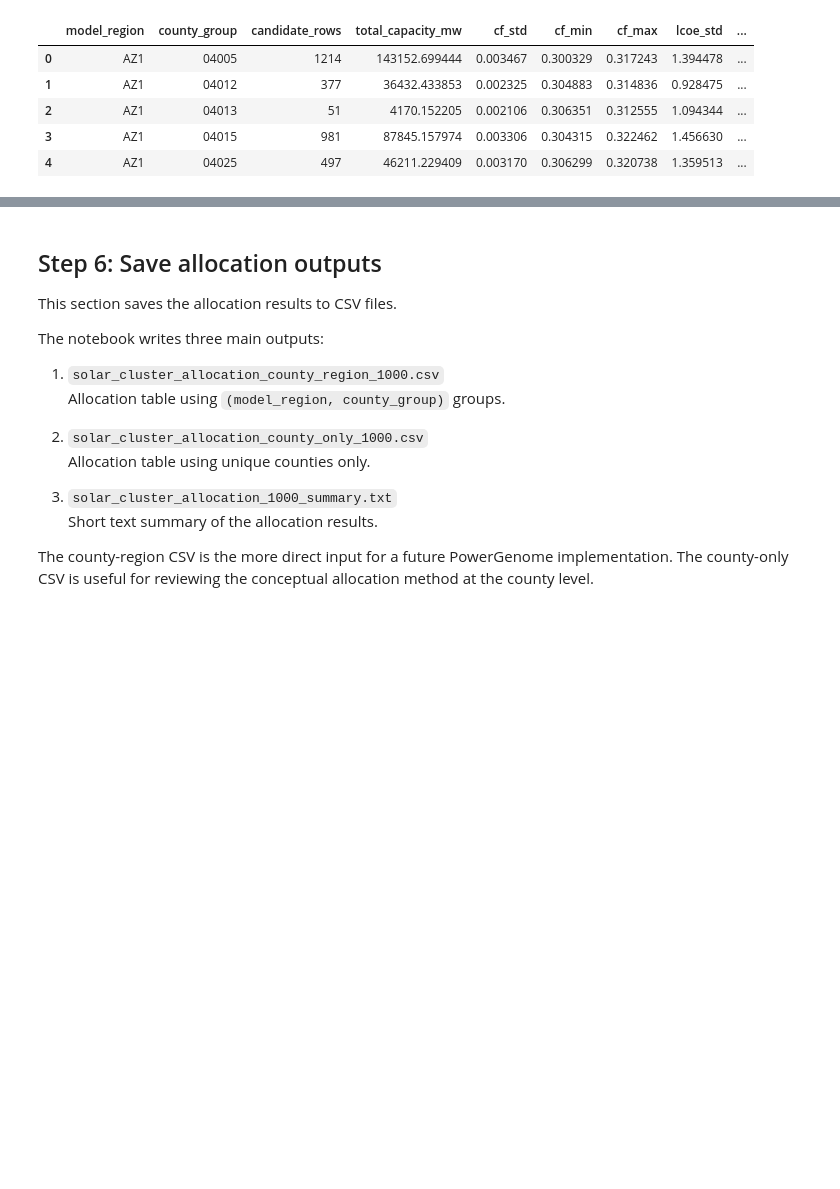
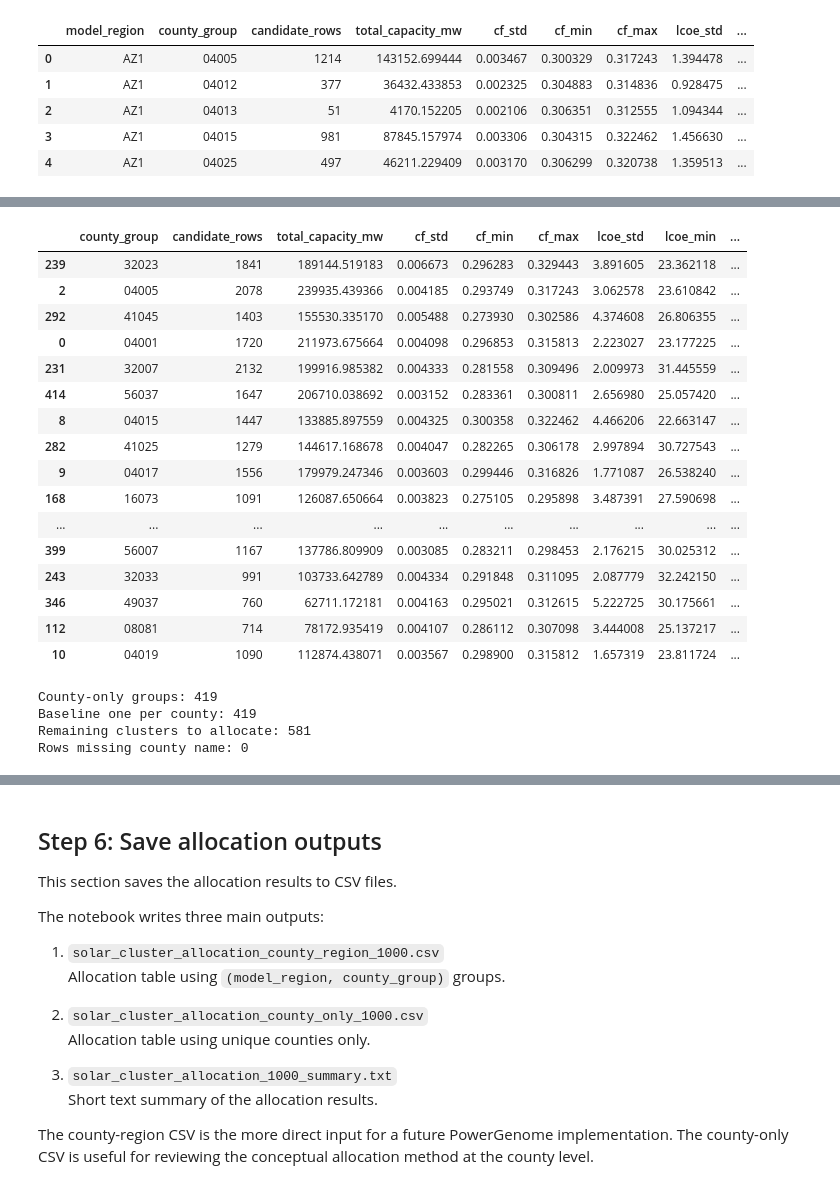
Before and after one commit to laurenthanhvo/solar-county-analysis, a Jupyter notebook: notebooks/allocate_1000_solar_clusters.ipynb, the cells around one changed output, grey strips where cells are left out. Saved outputs shown, nothing was run; the diff lists cells and outputs as text; code cells hidden in the pictures; blank space fills up the shorter version.

```diff
--- a/notebooks/allocate_1000_solar_clusters.ipynb
+++ b/notebooks/allocate_1000_solar_clusters.ipynb
@@ -890,0 +893,80 @@ Rows missing county name: 0
+# %%
+# County-only version of the composite allocation.
+# 419 counties get 1 baseline cluster each, then the remaining clusters are distributed
+# using composite CF/LCOE variability weighted by total county capacity_mw.
+
+TOTAL_POOL = 1000
+W_CF = 0.5
+W_LCOE = 0.5
+
+county_composite_stats = (
+    wecc.groupby([county_col])
+    .agg(
+        candidate_rows=(lcoe_col, "size"),
+        total_capacity_mw=(cap_col, "sum"),
+        cf_std=(cf_col, "std"),
+        cf_min=(cf_col, "min"),
+        cf_max=(cf_col, "max"),
+        lcoe_std=(lcoe_col, "std"),
+        lcoe_min=(lcoe_col, "min"),
+        lcoe_max=(lcoe_col, "max"),
+    )
+    .reset_index()
+)
+
+county_composite_stats["cf_std"] = county_composite_stats["cf_std"].fillna(0)
+county_composite_stats["lcoe_std"] = county_composite_stats["lcoe_std"].fillna(0)
+
+county_composite_stats["cf_std_norm"] = minmax_norm(county_composite_stats["cf_std"])
+county_composite_stats["lcoe_std_norm"] = minmax_norm(county_composite_stats["lcoe_std"])
+
+county_composite_stats["composite_variability_score"] = (
+    W_CF * county_composite_stats["cf_std_norm"]
+    + W_LCOE * county_composite_stats["lcoe_std_norm"]
+)
+
+county_composite_stats["capacity_weighted_score"] = (
+    county_composite_stats["composite_variability_score"]
+    * county_composite_stats["total_capacity_mw"]
+)
+
+# Add county names
+county_composite_stats = county_composite_stats.merge(
+    county_lookup,
+    left_on=county_col,
+    right_on="county_group",
+    how="left",
+)
+
+display(
+    county_composite_stats
+    .sort_values("capacity_weighted_score", ascending=False)
+    .head(20)
+)
+
+print("County-only groups:", len(county_composite_stats))
+print("Baseline one per county:", len(county_composite_stats))
+print("Remaining clusters to allocate:", TOTAL_POOL - len(county_composite_stats))
+print("Rows missing county name:", county_composite_stats["county_name_full"].isna().sum())
+# %% [output]
+|  | county_group | candidate_rows | total_capacity_mw | cf_std | cf_min | cf_max | lcoe_std | lcoe_min | ... |
+| 239 | 32023 | 1841 | 189144.519183 | 0.006673 | 0.296283 | 0.329443 | 3.891605 | 23.362118 | ... |
+| 2 | 04005 | 2078 | 239935.439366 | 0.004185 | 0.293749 | 0.317243 | 3.062578 | 23.610842 | ... |
+| 292 | 41045 | 1403 | 155530.335170 | 0.005488 | 0.273930 | 0.302586 | 4.374608 | 26.806355 | ... |
+| 0 | 04001 | 1720 | 211973.675664 | 0.004098 | 0.296853 | 0.315813 | 2.223027 | 23.177225 | ... |
+| 231 | 32007 | 2132 | 199916.985382 | 0.004333 | 0.281558 | 0.309496 | 2.009973 | 31.445559 | ... |
+| 414 | 56037 | 1647 | 206710.038692 | 0.003152 | 0.283361 | 0.300811 | 2.656980 | 25.057420 | ... |
+| 8 | 04015 | 1447 | 133885.897559 | 0.004325 | 0.300358 | 0.322462 | 4.466206 | 22.663147 | ... |
+| 282 | 41025 | 1279 | 144617.168678 | 0.004047 | 0.282265 | 0.306178 | 2.997894 | 30.727543 | ... |
+| 9 | 04017 | 1556 | 179979.247346 | 0.003603 | 0.299446 | 0.316826 | 1.771087 | 26.538240 | ... |
+| 168 | 16073 | 1091 | 126087.650664 | 0.003823 | 0.275105 | 0.295898 | 3.487391 | 27.590698 | ... |
+| ... | ... | ... | ... | ... | ... | ... | ... | ... | ... |
+| 399 | 56007 | 1167 | 137786.809909 | 0.003085 | 0.283211 | 0.298453 | 2.176215 | 30.025312 | ... |
+| 243 | 32033 | 991 | 103733.642789 | 0.004334 | 0.291848 | 0.311095 | 2.087779 | 32.242150 | ... |
+| 346 | 49037 | 760 | 62711.172181 | 0.004163 | 0.295021 | 0.312615 | 5.222725 | 30.175661 | ... |
+| 112 | 08081 | 714 | 78172.935419 | 0.004107 | 0.286112 | 0.307098 | 3.444008 | 25.137217 | ... |
+| 10 | 04019 | 1090 | 112874.438071 | 0.003567 | 0.298900 | 0.315812 | 1.657319 | 23.811724 | ... |
+County-only groups: 419
+Baseline one per county: 419
+Remaining clusters to allocate: 581
+Rows missing county name: 0
```
Also changed, not shown: parts of 8 cells of this notebook, 17 other files.
